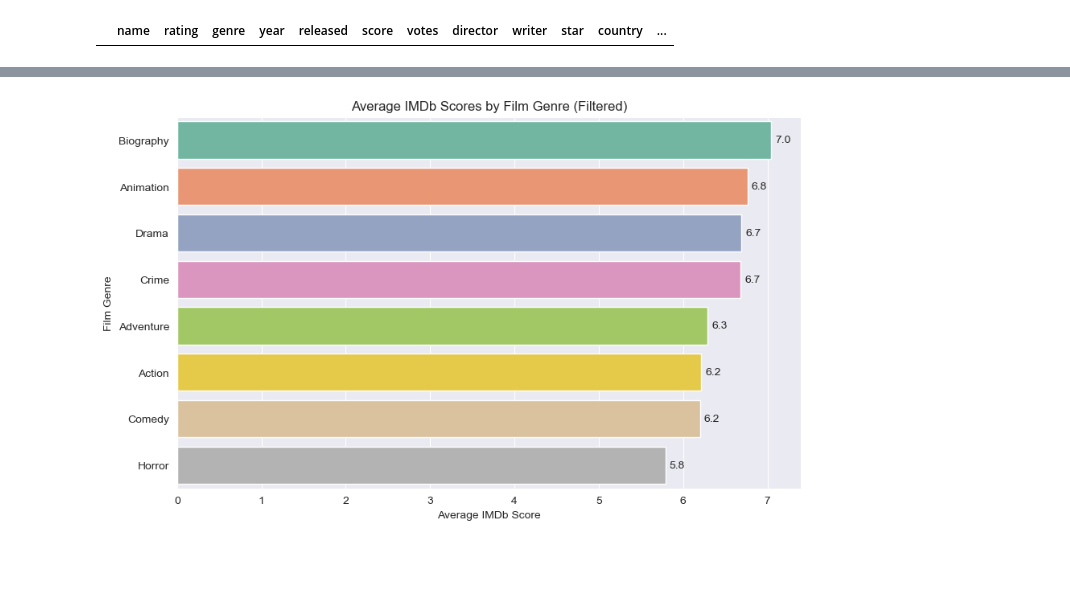
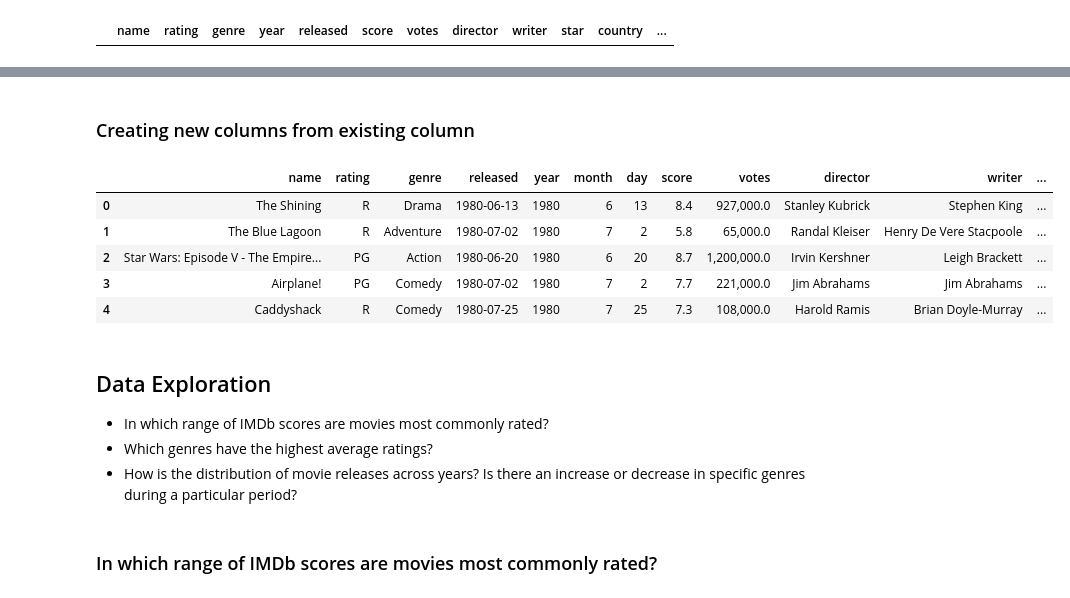
Before and after one commit to gururaser/film-analysis-project, a Jupyter notebook: film-analysis.ipynb, the cells around one changed output, grey strips where cells are left out. Drawn from its saved outputs; the diff is of its cells as text; code cells hidden in the pictures; blank space fills up the shorter version.

```diff
--- a/film-analysis.ipynb
+++ b/film-analysis.ipynb
@@ -570,31 +458,2 @@ In the graph above, the 'Musical' genre has the highest average IMDb score, but
-# %%
-# Threshold for filtering genres based on the number of movies
-threshold = 100
-
-# Filter genres by the number of movies
-df_genre_counts = df['genre'].value_counts().reset_index().rename(columns={'index': 'genre', 'genre': 'count'})
-filtered_genres = df_genre_counts[df_genre_counts['count'] > threshold]['genre']
-
-# Create a new DataFrame with the filtered genres
-df_filtered = df[df['genre'].isin(filtered_genres)]
-
-# Calculate the average IMDb scores for the filtered data
-df_filtered_grouped = df_filtered.groupby('genre').mean().sort_values(by='score', ascending=False).reset_index()
-
-
-plt.figure(figsize=(10, 6))
-ax = sns.barplot(data=df_filtered_grouped, x='score', y='genre', palette='Set2')
-plt.xlabel('Average IMDb Score')
-plt.ylabel('Film Genre')
-plt.title('Average IMDb Scores by Film Genre (Filtered)')
-
-# Add text labels for each bar
-for p in ax.patches:
-    width = p.get_width()
-    plt.text(width + 0.05, p.get_y() + p.get_height() / 2, f"{width:.1f}", ha='left', va='center')
-
-
-plt.savefig('avg_imdb_score_filtered_genres.jpg', dpi=300, bbox_inches='tight')
-plt.show()
-# %% [output]
-[figure, removed]
+# %% [markdown]
+### Creating new columns from existing column
@@ -600,0 +478,16 @@ plt.show()
+# %%
+df.head()
+# %% [output]
+|  | name | rating | genre | released | year | month | day | score | votes | director | writer | ... |
+| 0 | The Shining | R | Drama | 1980-06-13 | 1980 | 6 | 13 | 8.4 | 927,000.0 | Stanley Kubrick | Stephen King | ... |
+| 1 | The Blue Lagoon | R | Adventure | 1980-07-02 | 1980 | 7 | 2 | 5.8 | 65,000.0 | Randal Kleiser | Henry De Vere Stacpoole | ... |
+| 2 | Star Wars: Episode V - The Empire... | PG | Action | 1980-06-20 | 1980 | 6 | 20 | 8.7 | 1,200,000.0 | Irvin Kershner | Leigh Brackett | ... |
+| 3 | Airplane! | PG | Comedy | 1980-07-02 | 1980 | 7 | 2 | 7.7 | 221,000.0 | Jim Abrahams | Jim Abrahams | ... |
+| 4 | Caddyshack | R | Comedy | 1980-07-25 | 1980 | 7 | 25 | 7.3 | 108,000.0 | Harold Ramis | Brian Doyle-Murray | ... |
+# %% [markdown]
+## Data Exploration
+- In which range of IMDb scores are movies most commonly rated?
+- Which genres have the highest average ratings?
+- How is the distribution of movie releases across years? Is there an increase or decrease in specific genres during a particular period?
+# %% [markdown]
+### In which range of IMDb scores are movies most commonly rated?
```
Also changed, not shown: parts of 29 cells of this notebook.
